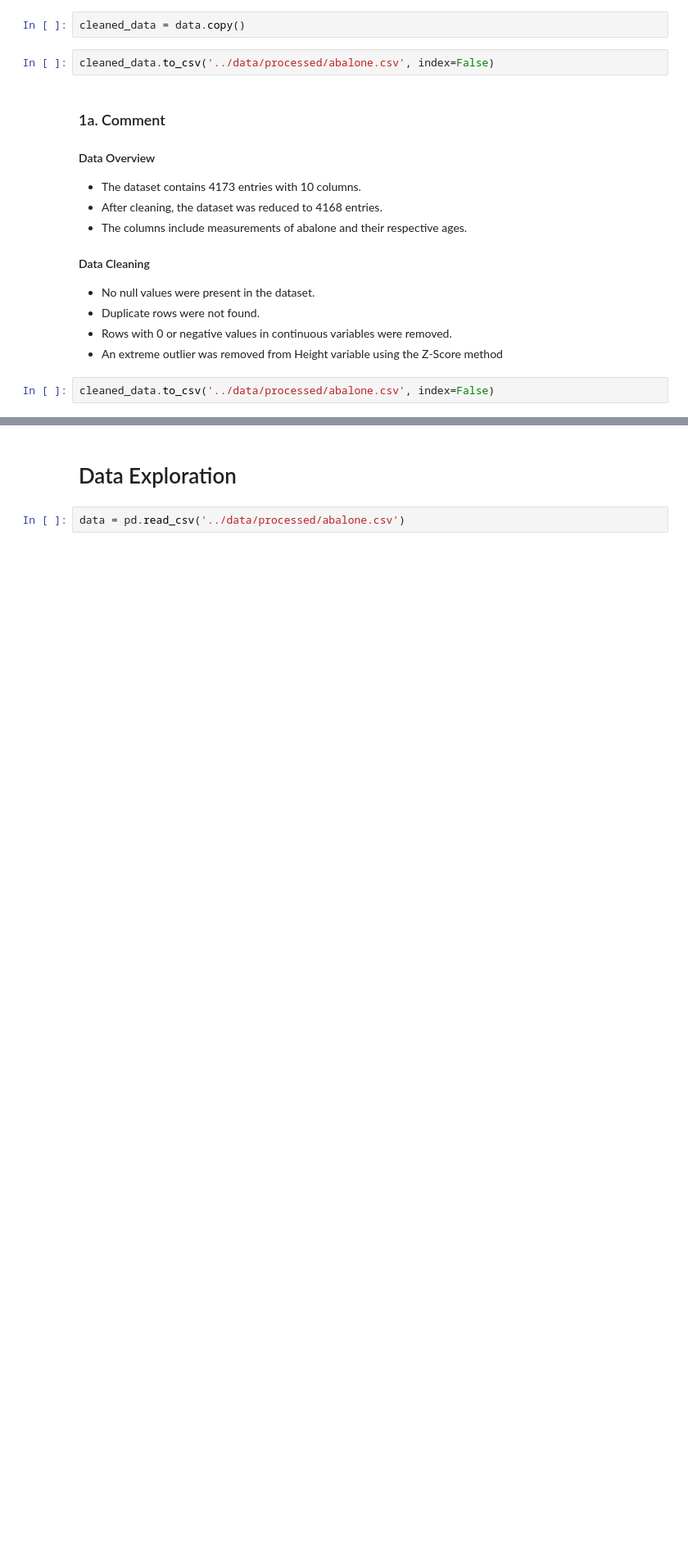
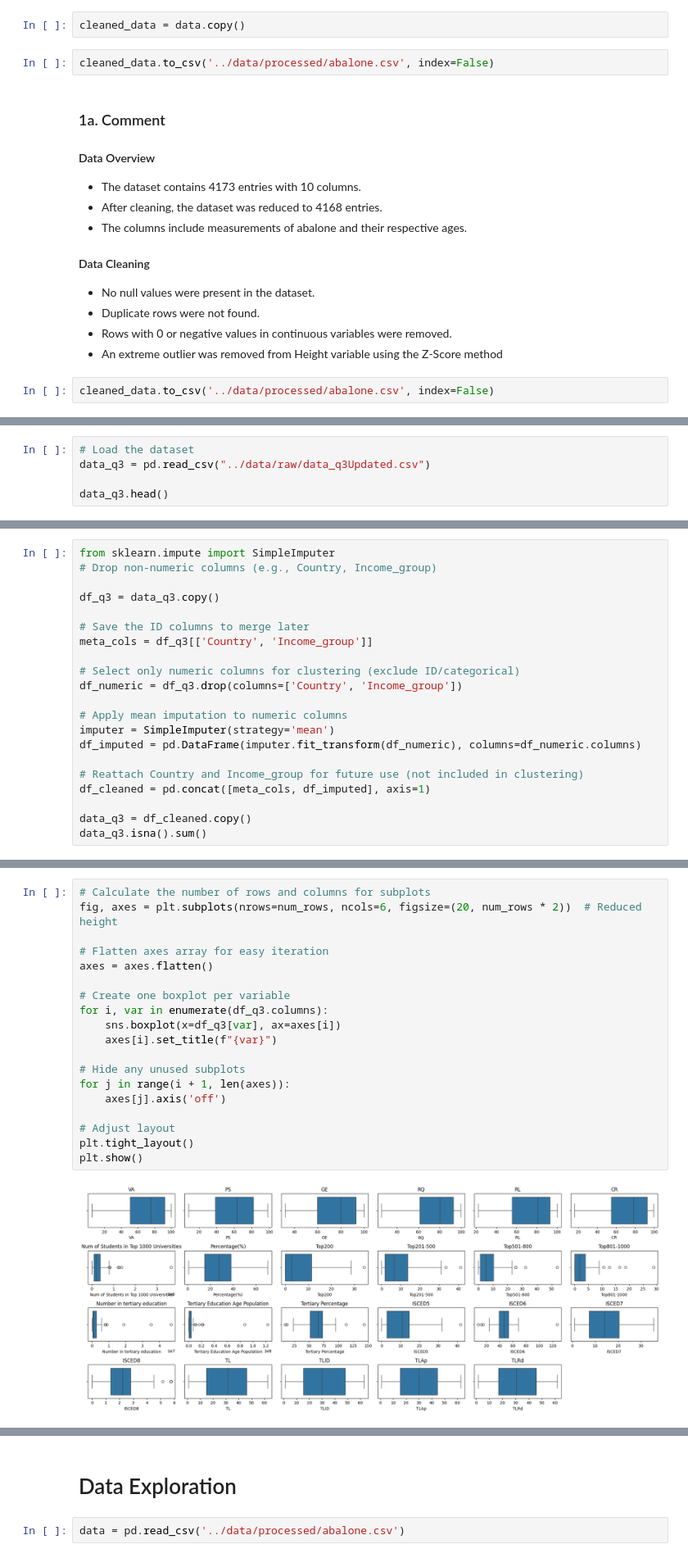
Before and after one commit to yashsavani19/Abalone-Age-Prediction-Analysis, a Jupyter notebook: notebooks/1_Data_Cleaning_and_Exploration.ipynb, the cells around one changed output, grey strips where cells are left out. Shown: that part at 82% size. Saved outputs shown, nothing was run; the diff lists cells and outputs as text; blank space fills up the shorter version.

Commit message:
Cleaned Q3  dataset

```diff
--- a/notebooks/1_Data_Cleaning_and_Exploration.ipynb
+++ b/notebooks/1_Data_Cleaning_and_Exploration.ipynb
@@ -166,0 +171,5 @@ cleaned_data.to_csv('../data/processed/abalone.csv', index=False)
+# %%
+# Load the dataset
+data_q3 = pd.read_csv("../data/raw/data_q3Updated.csv")
+
+data_q3.head()
@@ -166,0 +240,21 @@ cleaned_data.to_csv('../data/processed/abalone.csv', index=False)
+# %%
+from sklearn.impute import SimpleImputer
+# Drop non-numeric columns (e.g., Country, Income_group)
+
+df_q3 = data_q3.copy()
+
+# Save the ID columns to merge later
+meta_cols = df_q3[['Country', 'Income_group']]
+
+# Select only numeric columns for clustering (exclude ID/categorical)
+df_numeric = df_q3.drop(columns=['Country', 'Income_group'])
+
+# Apply mean imputation to numeric columns
+imputer = SimpleImputer(strategy='mean')
+df_imputed = pd.DataFrame(imputer.fit_transform(df_numeric), columns=df_numeric.columns)
+
+# Reattach Country and Income_group for future use (not included in clustering)
+df_cleaned = pd.concat([meta_cols, df_imputed], axis=1)
+
+data_q3 = df_cleaned.copy()
+data_q3.isna().sum()
@@ -166,0 +309,21 @@ cleaned_data.to_csv('../data/processed/abalone.csv', index=False)
+# %%
+# Calculate the number of rows and columns for subplots
+fig, axes = plt.subplots(nrows=num_rows, ncols=6, figsize=(20, num_rows * 2))  # Reduced height
+
+# Flatten axes array for easy iteration
+axes = axes.flatten()
+
+# Create one boxplot per variable
+for i, var in enumerate(df_q3.columns):
+    sns.boxplot(x=df_q3[var], ax=axes[i])
+    axes[i].set_title(f"{var}")
+
+# Hide any unused subplots
+for j in range(i + 1, len(axes)):
+    axes[j].axis('off')
+
+# Adjust layout
+plt.tight_layout()
+plt.show()
+# %% [output]
+[figure, added]
```
Also changed, not shown: parts of 16 cells of this notebook.
